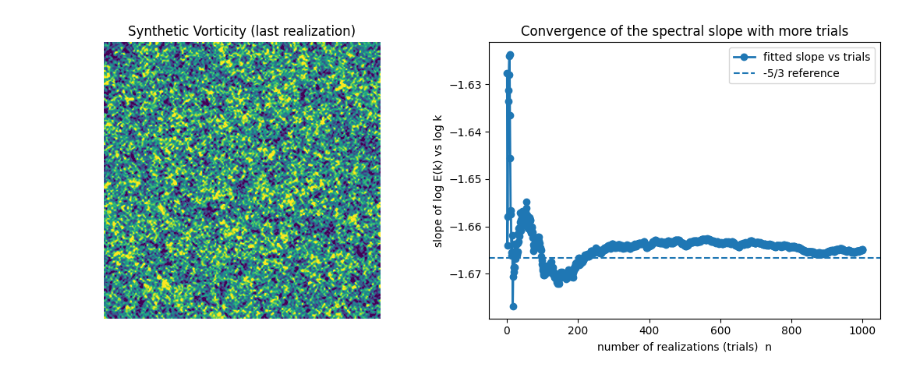
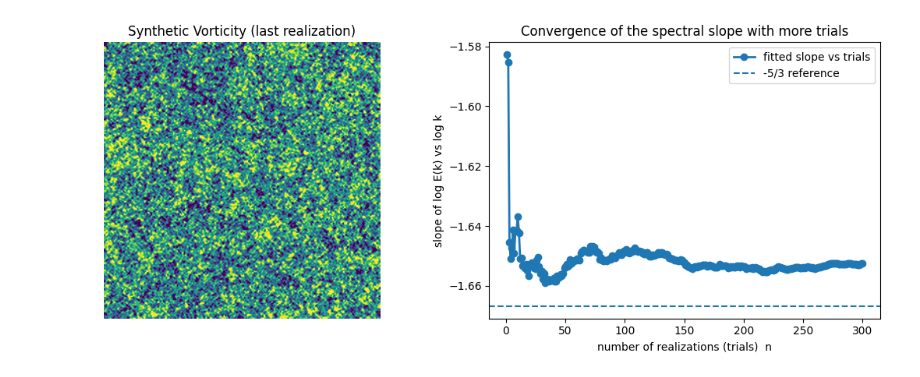
Before and after one commit to ParkSunggon/model_NFE, a Jupyter notebook: nfe.ipynb, the cells around one changed output. Saved outputs shown, nothing was run; the diff lists cells and outputs as text; code cells hidden in the pictures.

```diff
--- a/nfe.ipynb
+++ b/nfe.ipynb
@@ -10,9 +10,9 @@ import numpy as np
 import matplotlib.pyplot as plt
 
 # ===== 파라미터 =====
-N = 256
-alpha = 1.338   # |û| ~ k^{-alpha}  -> shell-integrated E(k) ~ k^{1-2alpha} = k^{-5/3}
-TRIALS = 1000      # 시행(실현) 횟수
+N = 280
+alpha = 4/3 # |û| ~ k^{-alpha}  -> shell-integrated E(k) ~ k^{1-2alpha} = k^{-5/3}
+TRIALS = 300  # 시행(실현) 횟수
 seed0 = 77       # 재현성용 시드 기준
 
 # ===== 유틸 =====
@@ -45,6 +45,24 @@ E_sum = np.zeros(kmax+1, dtype=float)
 # 시행별 기울기 기록
 slope_hist = []
 
+def guess_inertial_band(kv, Ek, nu=1e-3, cL=2.0, ceta=0.6):
+    # integral scale L ~ ∫E/k / ∫E
+    dk = 1.0
+    num = np.sum(Ek / (kv + 1e-12)) * dk
+    den = np.sum(Ek) * dk
+    L = num / (den + 1e-12)
+
+    # ε ~ 2 ν ∫ k^2 E(k) dk  (K41식)
+    eps = 2.0 * nu * np.sum((kv**2) * Ek) * dk
+    if eps <= 0:
+        return None
+
+    eta = (nu**3 / eps) ** 0.25
+
+    kmin_auto = cL / L        # 1/L 보다 안쪽
+    kmax_auto = ceta / eta    # 1/η 보다 바깥
+    return kmin_auto, kmax_auto
+
 # ===== 시행 반복 =====
 for t in range(1, TRIALS+1):
     np.random.seed(seed0 + t)
@@ -61,9 +79,20 @@ for t in range(1, TRIALS+1):
     E_sum += E_shell
 
     # 누적 평균 스펙트럼으로 기울기 피팅 (관성구간 후보만)
-    Ek_avg = E_sum[1:] / t         # k=0 제외
+    Ek_avg = E_sum[1:] / t
     kv = kvals[1:]
-    kmin_fit, kmax_fit = 12, min(45, N//6)
+
+    # (추가) Kolmogorov 의미로 관성구간을 먼저 추정해본다
+    band = guess_inertial_band(kv, Ek_avg, nu=1e-3)
+    if band is not None:
+        kmin_auto, kmax_auto = band
+        # 실제 격자 범위에 맞게 정수화
+        kmin_fit = max(2, int(kmin_auto))
+        kmax_fit = min(int(kmax_auto), N//6)
+    else:
+        # 안 잡히면 원래 너가 쓰던 값으로
+        kmin_fit, kmax_fit = 10, min(45, N//6)
+
 
     mask = (kv >= kmin_fit) & (kv <= kmax_fit)
     kv_fit = kv[mask]; Ev_fit = Ek_avg[mask]
@@ -71,31 +100,31 @@ for t in range(1, TRIALS+1):
     slope_hist.append(slope)
 
     # 마지막 시행의 와도 이미지를 왼쪽에 표시할 용도로 저장
     if t == TRIALS:
         ux_sp = np.fft.ifft2(ux_hat).real
         uy_sp = np.fft.ifft2(uy_hat).real
         omega = np.gradient(uy_sp, axis=1) - np.gradient(ux_sp, axis=0)
 
 # ===== 플롯 =====
 plt.figure(figsize=(11,4.5))
 
 # (왼쪽) 와도 이미지 (대비 살짝)
 plt.subplot(1,2,1)
 vmin, vmax = np.percentile(omega, 5), np.percentile(omega, 95)
 plt.imshow(omega, origin='lower', interpolation='bilinear', vmin=vmin, vmax=vmax)
 plt.title('Synthetic Vorticity (last realization)')
 plt.axis('off')
 
 # (오른쪽) 시행횟수에 따른 기울기 수렴
 n = np.arange(1, TRIALS+1)
 plt.subplot(1,2,2)
 plt.plot(n, slope_hist, marker='o', linewidth=2, label='fitted slope vs trials')
 plt.axhline(-5/3, linestyle='--', label='-5/3 reference')
 plt.xlabel('number of realizations (trials)  n')
 plt.ylabel('slope of log E(k) vs log k')
 plt.title('Convergence of the spectral slope with more trials')
 plt.legend()
 plt.tight_layout()
 plt.show()
 # %% [output]
-[figure, old version]
+[figure, new version]
```
